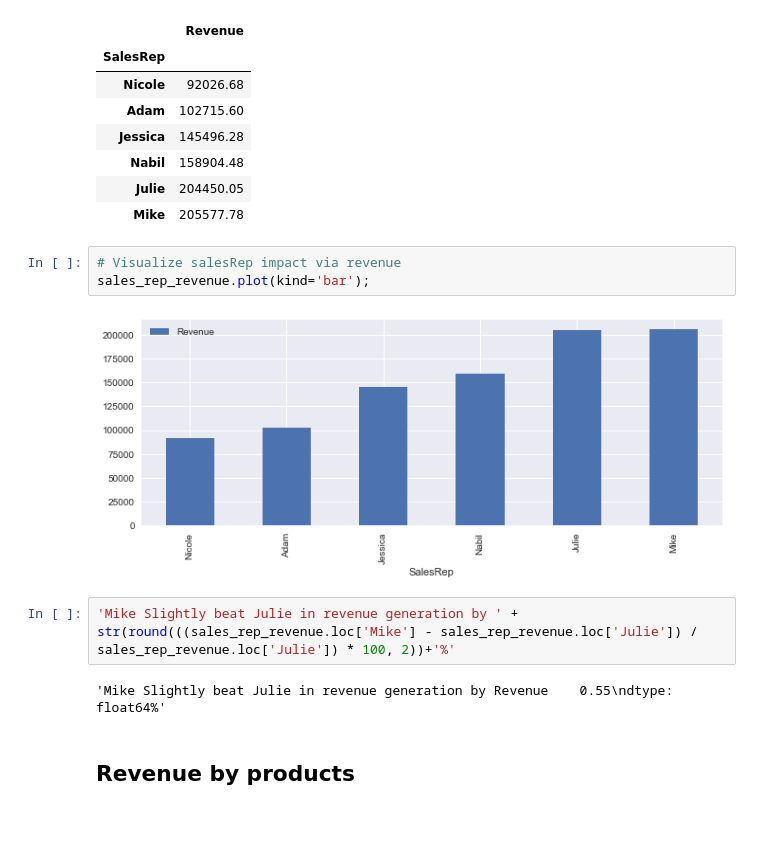
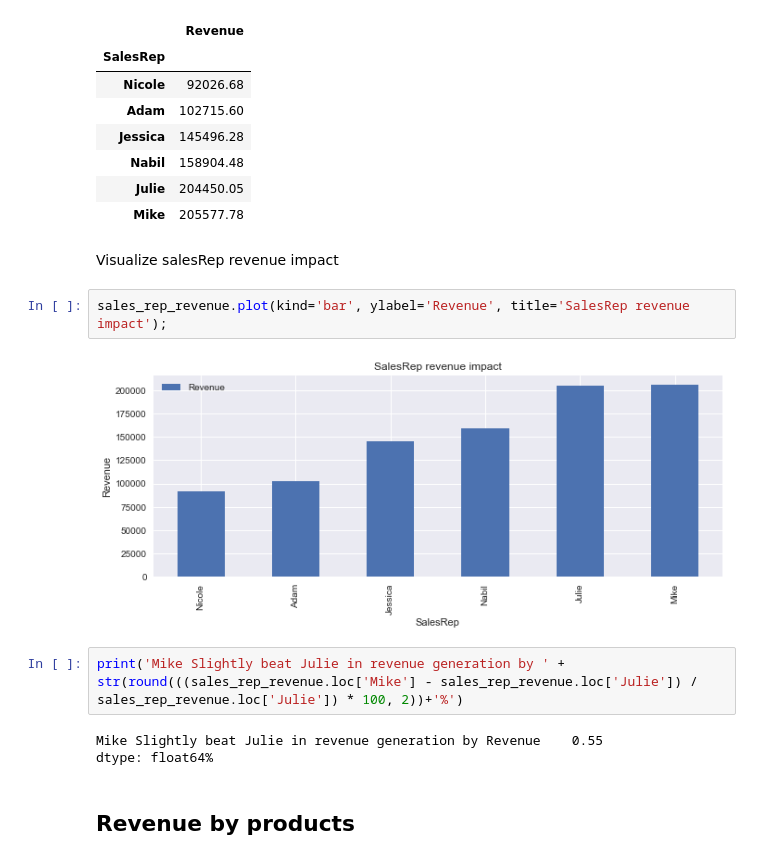
Before and after one commit to anice1/Sales-Data-Analysis, a Jupyter notebook: Sales Analysis.ipynb, the cells around one changed output. Saved outputs shown, nothing was run; the diff lists cells and outputs as text; blank space fills up the shorter version.

```diff
--- a/Sales Analysis.ipynb
+++ b/Sales Analysis.ipynb
@@ -161,15 +162,17 @@ sales_rep_revenue
 | Nabil | 158904.48 |
 | Julie | 204450.05 |
 | Mike | 205577.78 |
+# %% [markdown]
+Visualize salesRep revenue impact
 # %%
-# Visualize salesRep impact via revenue
-sales_rep_revenue.plot(kind='bar');
+sales_rep_revenue.plot(kind='bar', ylabel='Revenue', title='SalesRep revenue impact');
 # %% [output]
-[figure, old version]
+[figure, new version]
 # %%
-'Mike Slightly beat Julie in revenue generation by ' + str(round(((sales_rep_revenue.loc['Mike'] - sales_rep_revenue.loc['Julie']) / sales_rep_revenue.loc['Julie']) * 100, 2))+'%'
+print('Mike Slightly beat Julie in revenue generation by ' + str(round(((sales_rep_revenue.loc['Mike'] - sales_rep_revenue.loc['Julie']) / sales_rep_revenue.loc['Julie']) * 100, 2))+'%')
 # %% [output]
-'Mike Slightly beat Julie in revenue generation by Revenue    0.55\ndtype: float64%'
+Mike Slightly beat Julie in revenue generation by Revenue    0.55
+dtype: float64%
 # %% [markdown]
 ## Revenue by products
 # %%
```
Also changed, not shown: parts of 12 cells of this notebook.
